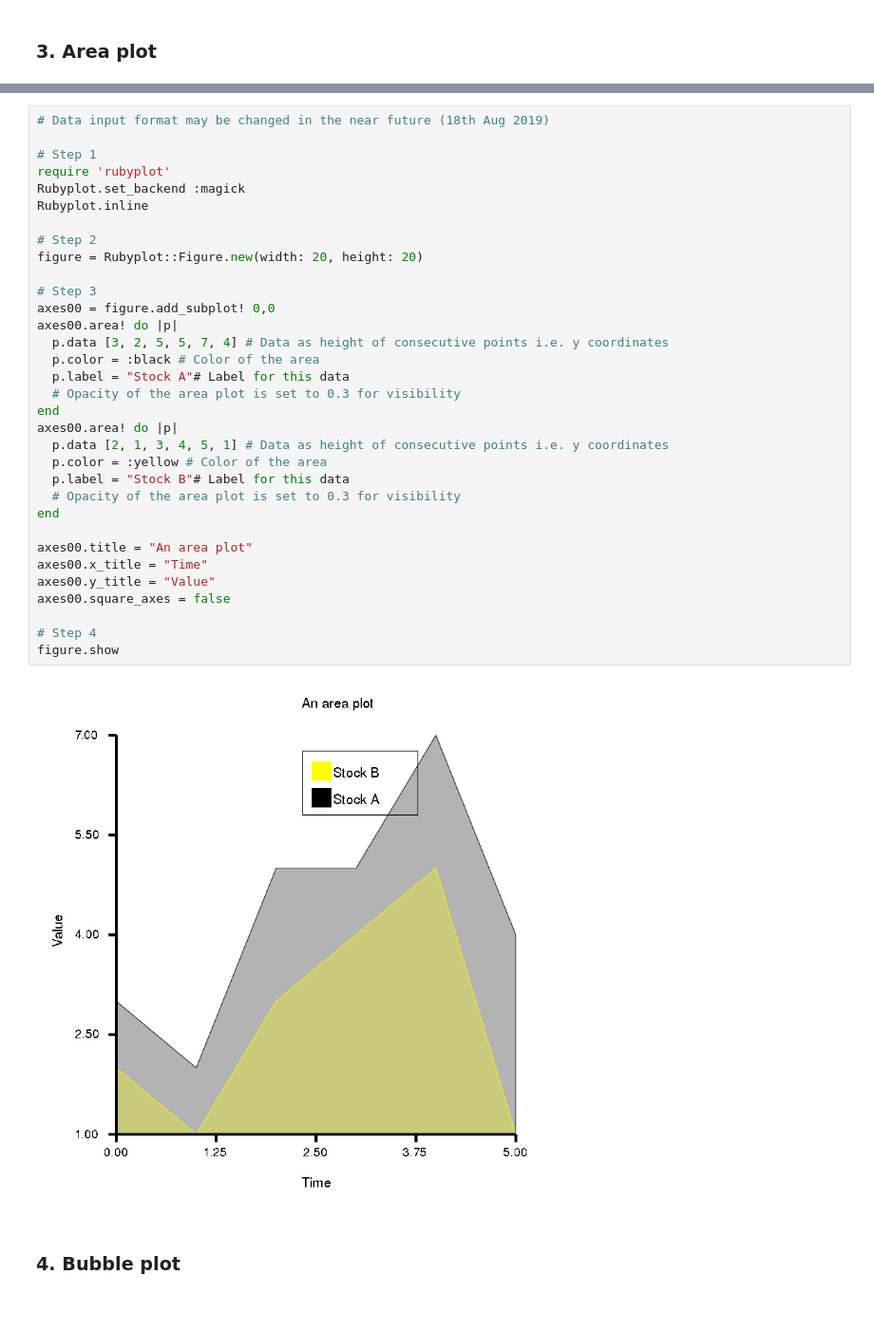
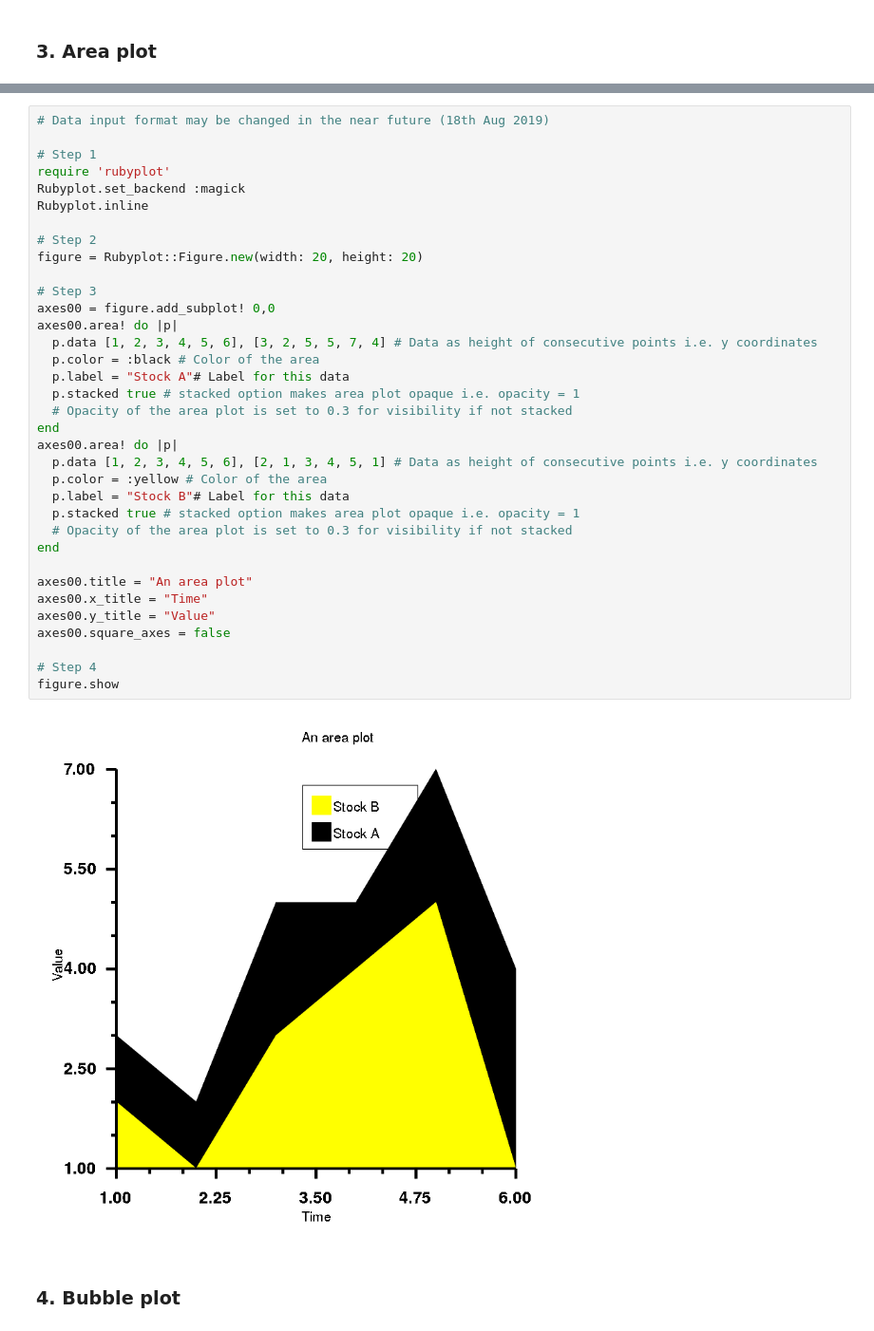
Before and after one commit to SciRuby/rubyplot, a Jupyter notebook: tutorial/magick/Rubyplot_Tutorial(Magick).ipynb, the cells around one changed output, grey strips where cells are left out. Shown at 95% size. Drawn from its saved outputs; the diff is of its cells as text.

```diff
--- a/tutorial/magick/Rubyplot_Tutorial(Magick).ipynb
+++ b/tutorial/magick/Rubyplot_Tutorial(Magick).ipynb
@@ -232,38 +242,40 @@ figure.show
 # %%
 # Data input format may be changed in the near future (18th Aug 2019)
 
 # Step 1
 require 'rubyplot'
 Rubyplot.set_backend :magick
 Rubyplot.inline
 
 # Step 2
 figure = Rubyplot::Figure.new(width: 20, height: 20)
 
 # Step 3
 axes00 = figure.add_subplot! 0,0
 axes00.area! do |p|
-  p.data [3, 2, 5, 5, 7, 4] # Data as height of consecutive points i.e. y coordinates
+  p.data [1, 2, 3, 4, 5, 6], [3, 2, 5, 5, 7, 4] # Data as height of consecutive points i.e. y coordinates
   p.color = :black # Color of the area
   p.label = "Stock A"# Label for this data
-  # Opacity of the area plot is set to 0.3 for visibility
+  p.stacked true # stacked option makes area plot opaque i.e. opacity = 1
+  # Opacity of the area plot is set to 0.3 for visibility if not stacked
 end
 axes00.area! do |p|
-  p.data [2, 1, 3, 4, 5, 1] # Data as height of consecutive points i.e. y coordinates
+  p.data [1, 2, 3, 4, 5, 6], [2, 1, 3, 4, 5, 1] # Data as height of consecutive points i.e. y coordinates
   p.color = :yellow # Color of the area
   p.label = "Stock B"# Label for this data
-  # Opacity of the area plot is set to 0.3 for visibility
+  p.stacked true # stacked option makes area plot opaque i.e. opacity = 1
+  # Opacity of the area plot is set to 0.3 for visibility if not stacked
 end
 
 axes00.title = "An area plot"
 axes00.x_title = "Time"
 axes00.y_title = "Value"
 axes00.square_axes = false
 
 # Step 4
 figure.show
 # %% [output]
-[figure, old version]
+[figure, new version]
 # %% [markdown]
 ### 4. Bubble plot
 # %%
```
Also changed, not shown: parts of 49 cells of this notebook.
